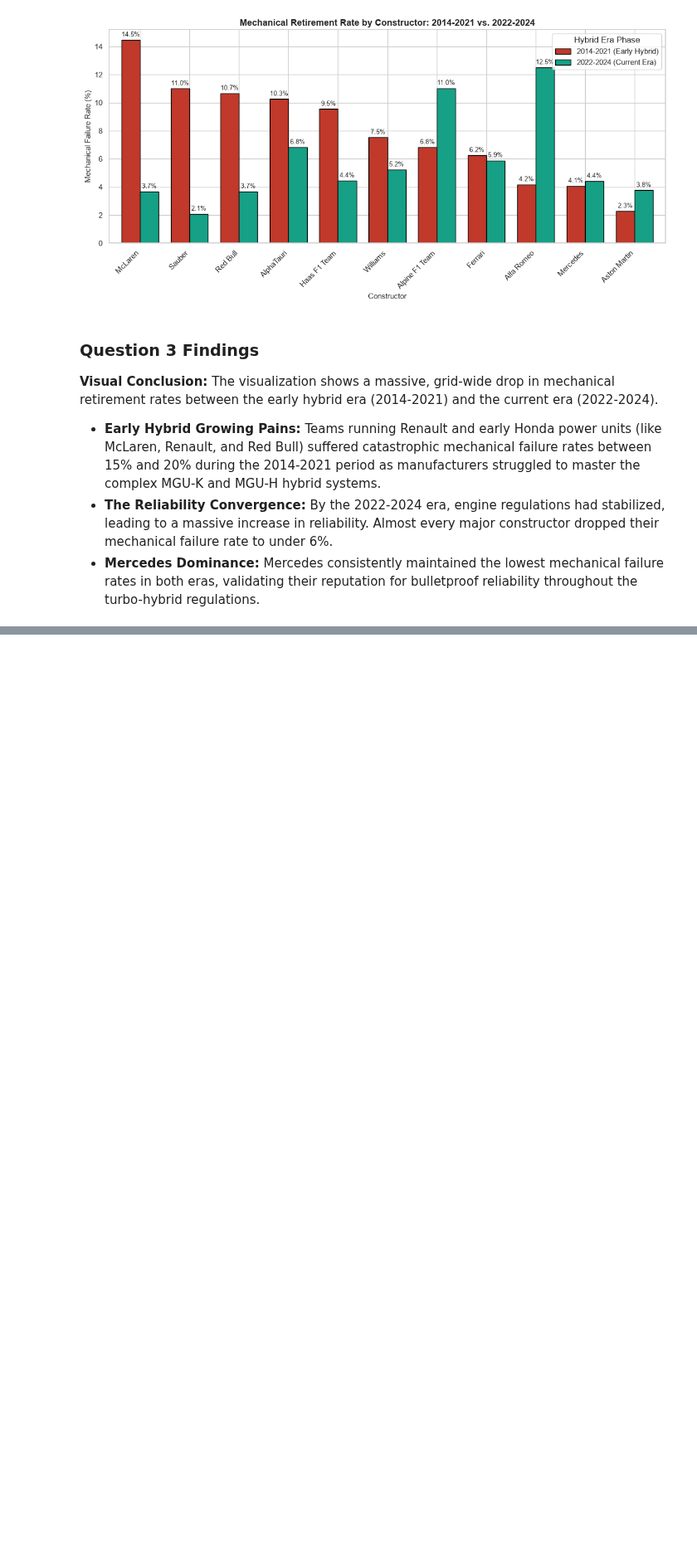
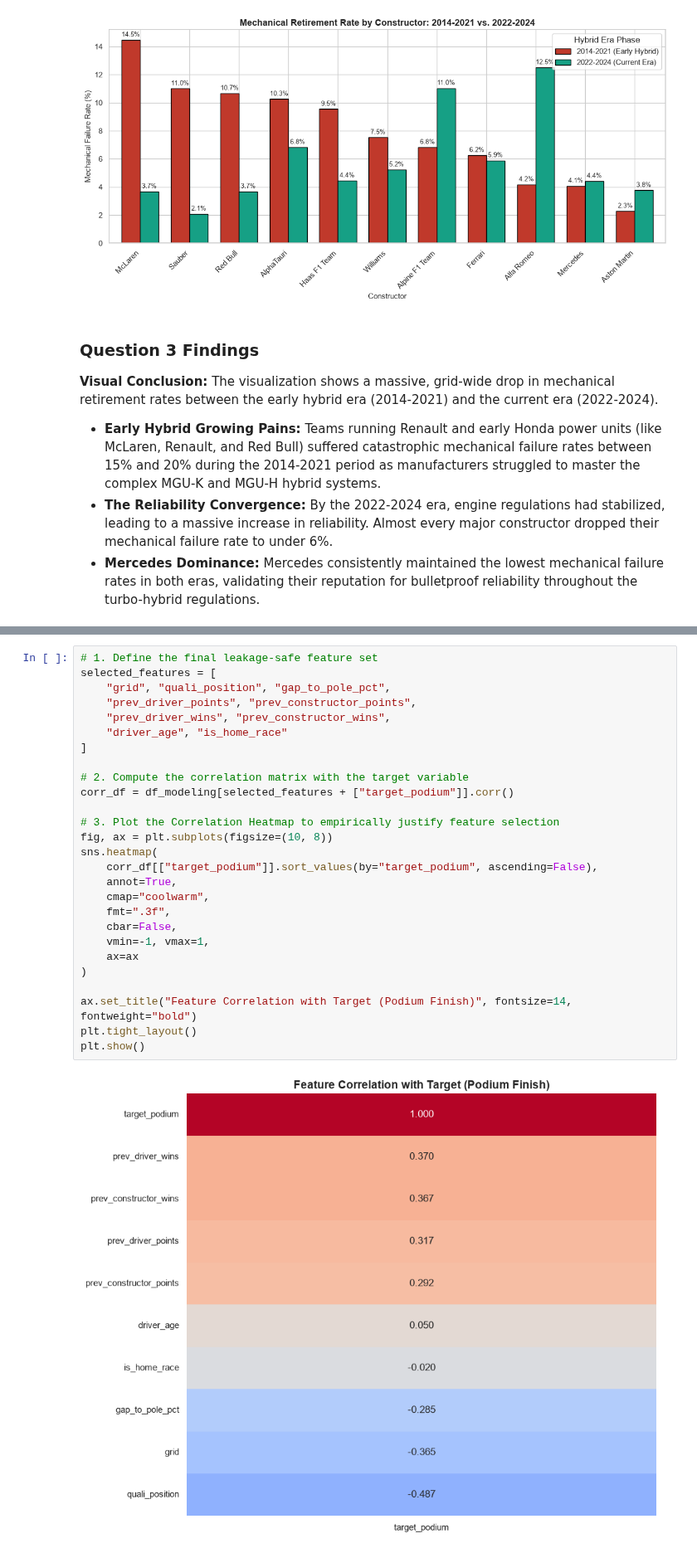
Before and after one commit to amado-888/ACL_Project, a Jupyter notebook: cleaned-version.ipynb, the cells around one changed output, grey strips where cells are left out. Shown at 83% size. Saved outputs shown, nothing was run; the diff lists cells and outputs as text; blank space fills up the shorter version.

Commit message:
Nearly finished feature selection

```diff
--- a/cleaned-version.ipynb
+++ b/cleaned-version.ipynb
@@ -1200,0 +1211,29 @@ plt.show()
+# %%
+# 1. Define the final leakage-safe feature set
+selected_features = [
+    "grid", "quali_position", "gap_to_pole_pct",
+    "prev_driver_points", "prev_constructor_points",
+    "prev_driver_wins", "prev_constructor_wins",
+    "driver_age", "is_home_race"
+]
+
+# 2. Compute the correlation matrix with the target variable
+corr_df = df_modeling[selected_features + ["target_podium"]].corr()
+
+# 3. Plot the Correlation Heatmap to empirically justify feature selection
+fig, ax = plt.subplots(figsize=(10, 8))
+sns.heatmap(
+    corr_df[["target_podium"]].sort_values(by="target_podium", ascending=False),
+    annot=True,
+    cmap="coolwarm",
+    fmt=".3f",
+    cbar=False,
+    vmin=-1, vmax=1,
+    ax=ax
+)
+
+ax.set_title("Feature Correlation with Target (Podium Finish)", fontsize=14, fontweight="bold")
+plt.tight_layout()
+plt.show()
+# %% [output]
+[figure, added]
```
Also changed, not shown: parts of 1 cell of this notebook.
